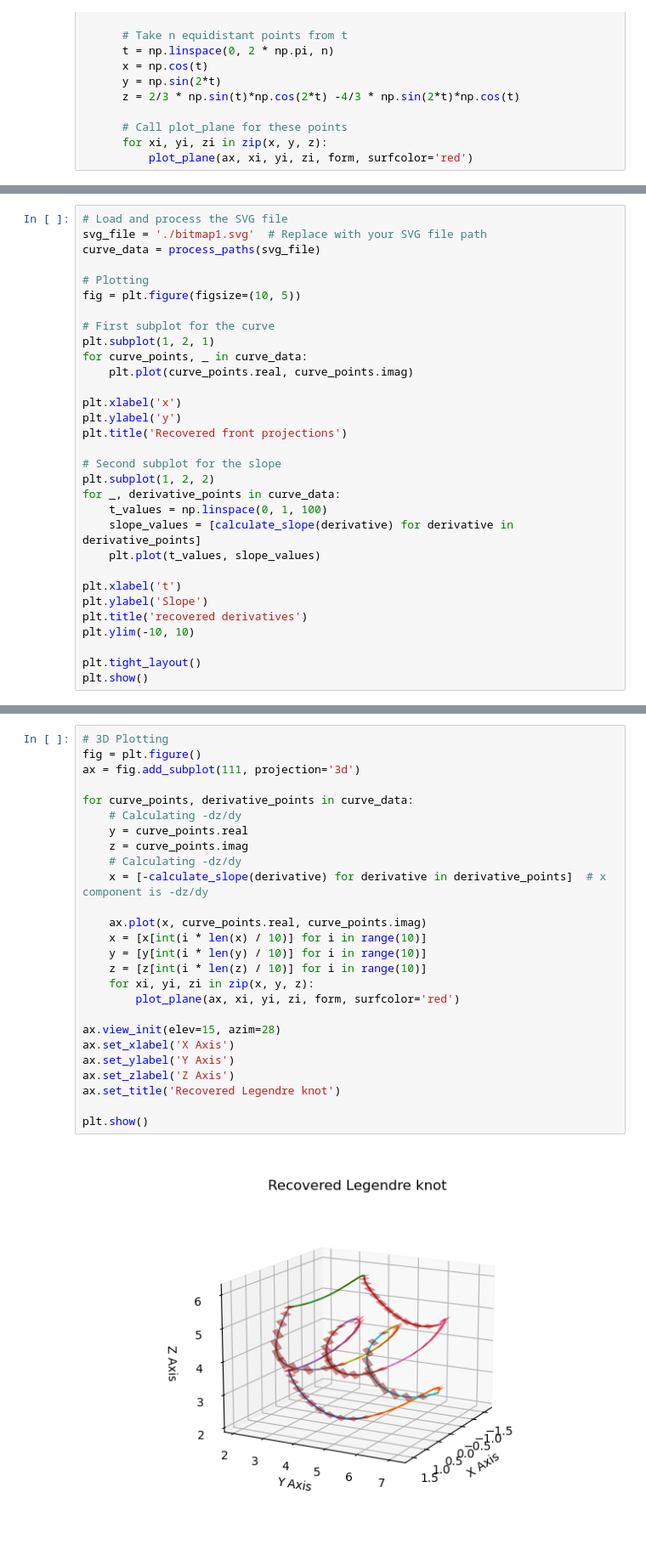
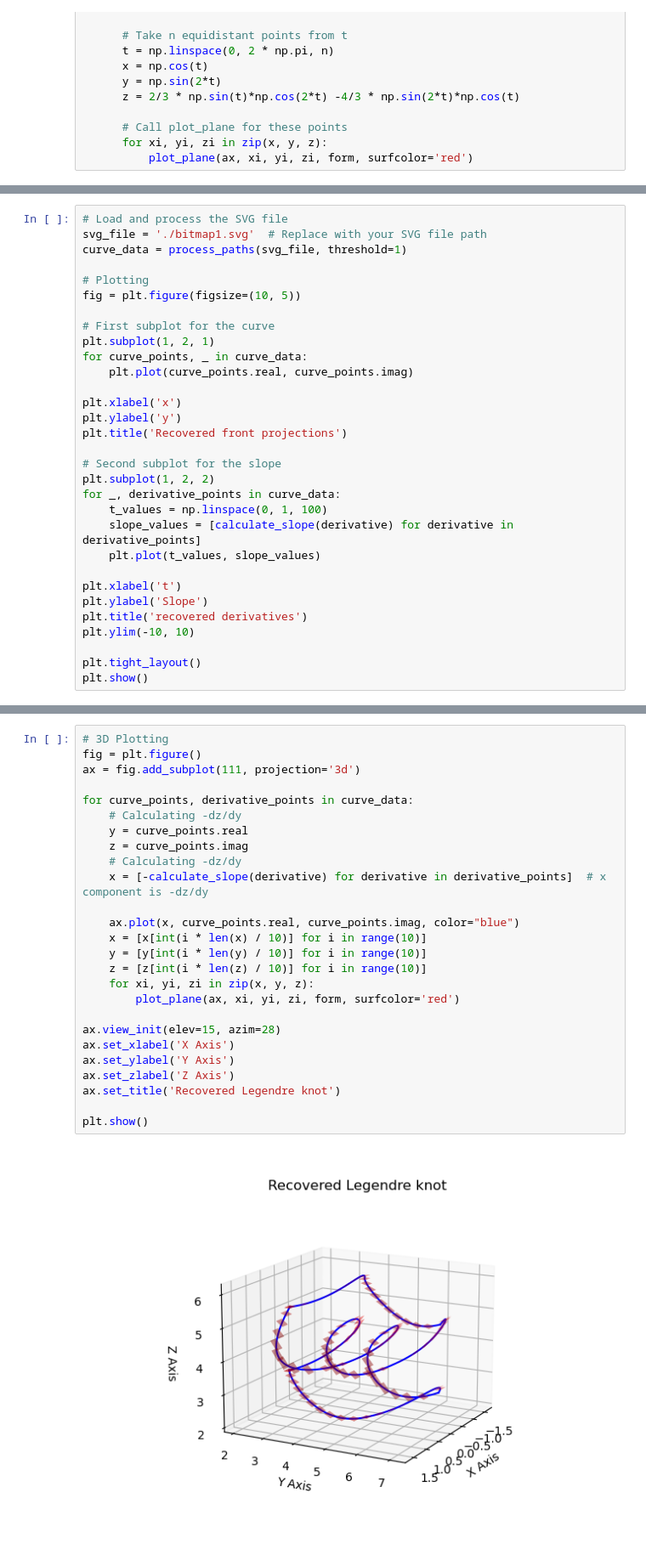
Before and after one commit to slausmeister/knoty, a Jupyter notebook: Knots.ipynb, the cells around one changed output, grey strips where cells are left out. Shown at 85% size. Saved outputs shown, nothing was run; the diff lists cells and outputs as text.

```diff
--- a/Knots.ipynb
+++ b/Knots.ipynb
@@ -249,7 +344,7 @@ def process_paths(svg_file):
 # %%
 # Load and process the SVG file
 svg_file = './bitmap1.svg'  # Replace with your SVG file path
-curve_data = process_paths(svg_file)
+curve_data = process_paths(svg_file, threshold=1)
 
 # Plotting
 fig = plt.figure(figsize=(10, 5))
@@ -282,28 +381,28 @@ plt.show()
 # %%
 # 3D Plotting
 fig = plt.figure()
 ax = fig.add_subplot(111, projection='3d')
 
 for curve_points, derivative_points in curve_data:
     # Calculating -dz/dy
     y = curve_points.real
     z = curve_points.imag
     # Calculating -dz/dy
     x = [-calculate_slope(derivative) for derivative in derivative_points]  # x component is -dz/dy
 
-    ax.plot(x, curve_points.real, curve_points.imag)
+    ax.plot(x, curve_points.real, curve_points.imag, color="blue")
     x = [x[int(i * len(x) / 10)] for i in range(10)]
     y = [y[int(i * len(y) / 10)] for i in range(10)]
     z = [z[int(i * len(z) / 10)] for i in range(10)]
     for xi, yi, zi in zip(x, y, z):
         plot_plane(ax, xi, yi, zi, form, surfcolor='red')
 
 ax.view_init(elev=15, azim=28)
 ax.set_xlabel('X Axis')
 ax.set_ylabel('Y Axis')
 ax.set_zlabel('Z Axis')
 ax.set_title('Recovered Legendre knot')
 
 plt.show()
 # %% [output]
-[figure, old version]
+[figure, new version]
```
Also changed, not shown: parts of 4 cells of this notebook, 2 other files.
